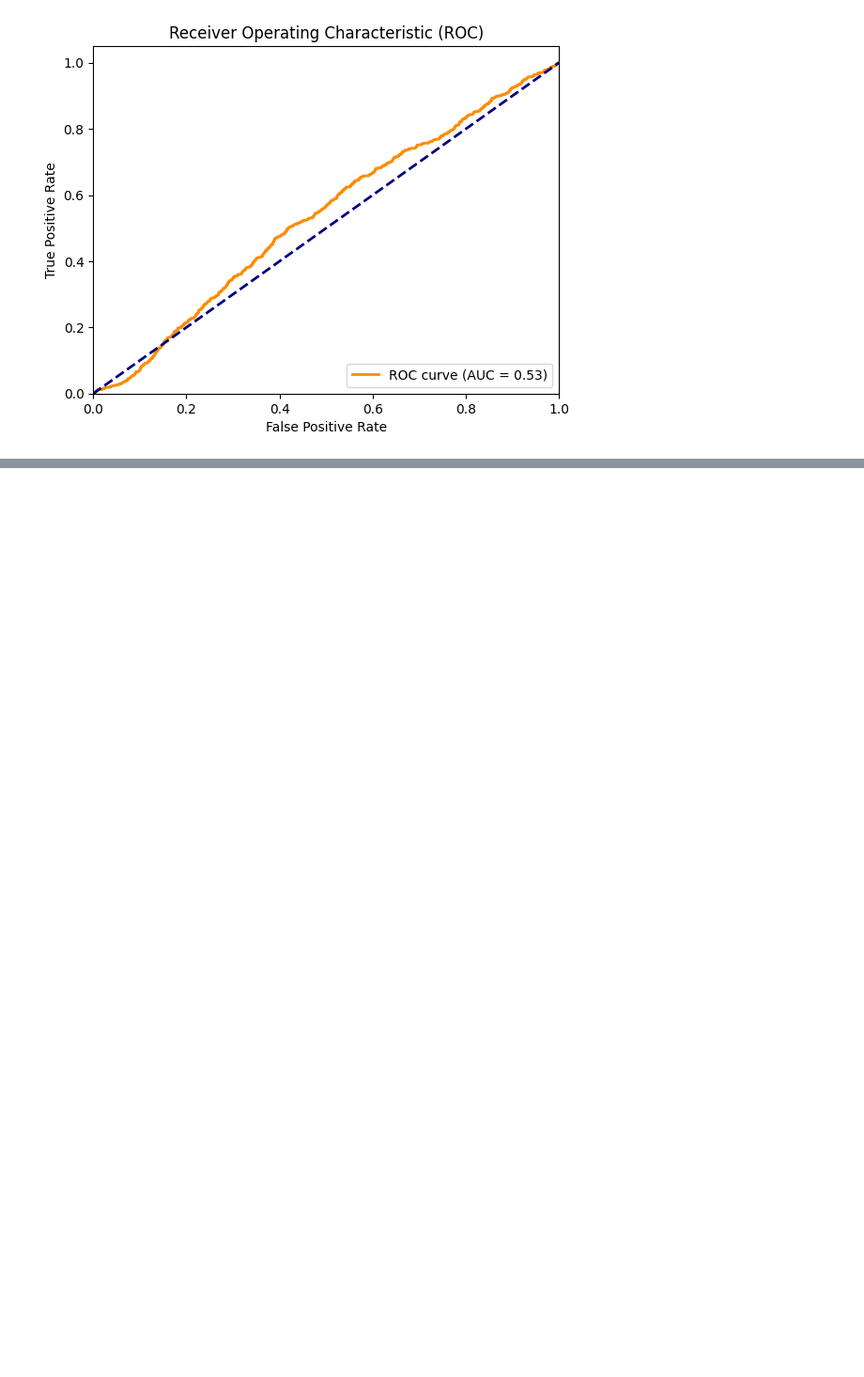
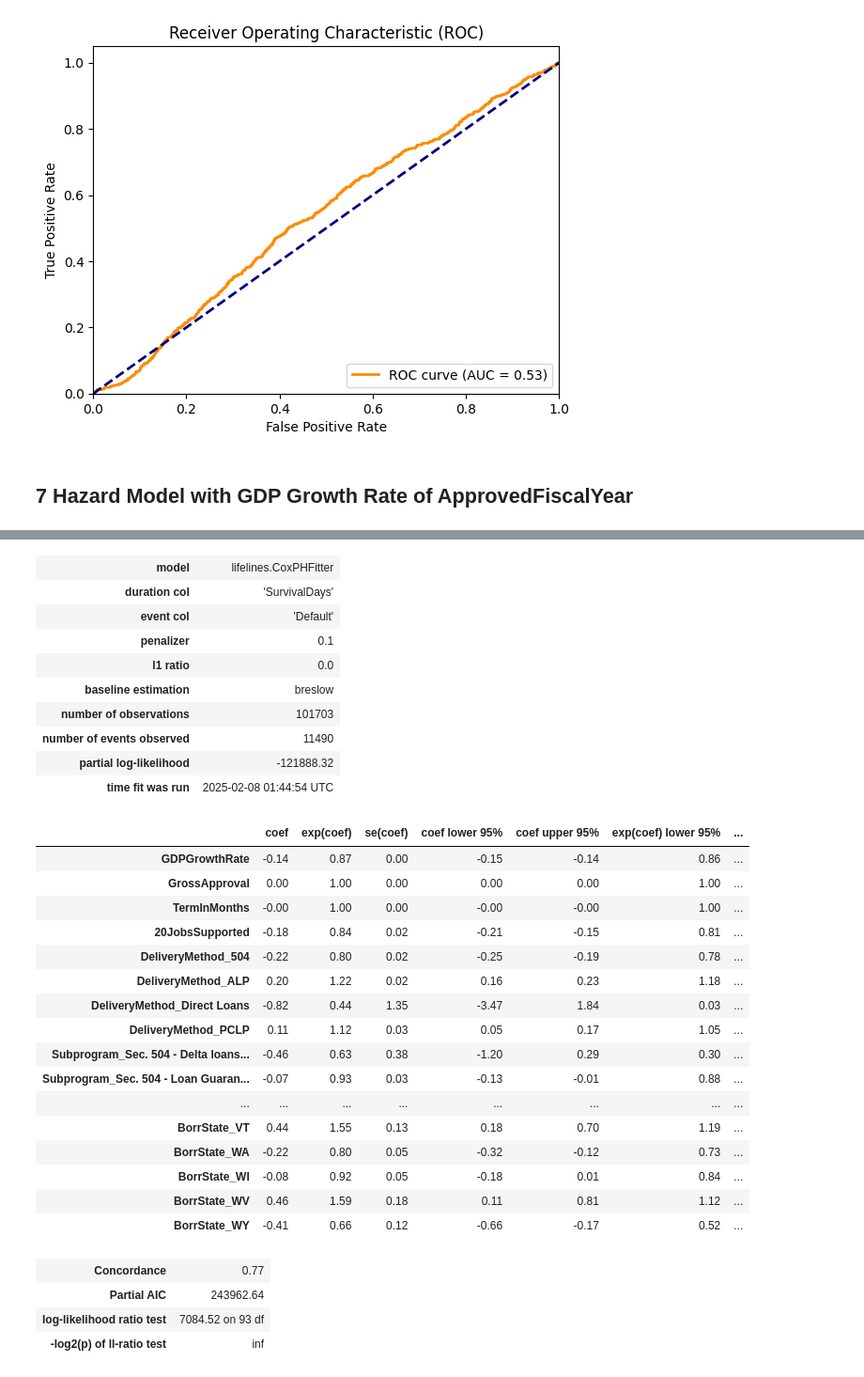
Before and after one commit to DavidCastroPena/credit-models, a Jupyter notebook: FinalProject.ipynb, the cells around one changed output, grey strips where cells are left out. Shown: that part at 94% size. Drawn from its saved outputs; the diff is of its cells as text; code cells hidden in the pictures; blank space fills up the shorter version.

```diff
--- a/FinalProject.ipynb
+++ b/FinalProject.ipynb
@@ -434,3 +434,8 @@ plt.legend(loc="lower right")
 plt.show()
 # %% [output]
 [figure]
+# %% [markdown]
+## 7  Hazard Model with GDP Growth Rate of ApprovedFiscalYear
+# %%
+gdp = pd.read_csv("US_GDP_Growth_Rate_1980_2023.csv")
+gdp.loc[len(gdp)] = [2024, 0]  # 2024 GDP growth rate not available yet, use 0
@@ -436,0 +445,16 @@ plt.show()
+# %%
+df_train_gdp["20JobsSupported"] = df_train_gdp["JobsSupported"] >= 20
+
+use_cols = ["GDPGrowthRate", "GrossApproval", "DeliveryMethod", "Subprogram", "TermInMonths", "NaicsCodeBigCategory", "BusinessType", "20JobsSupported","BorrState","Default","SurvivalDays"]
+cat_cols = ["DeliveryMethod", "Subprogram", "NaicsCodeBigCategory", "BusinessType","BorrState"]
+
+df_raw = df_train_gdp[use_cols]
+for cat in cat_cols:
+    dummies = pd.get_dummies(df_train_gdp[cat], prefix = cat)
+    df_raw = pd.concat([df_raw, dummies], axis = 1)
+    df_raw = df_raw.drop(cat, axis = 1)
+# %%
+cph = CoxPHFitter(penalizer=0.1)
+cph.fit(df_raw, duration_col = 'SurvivalDays', event_col = 'Default')
+cph.print_summary()
+# %% [output]
@@ -436,0 +462,31 @@ plt.show()
+| model | lifelines.CoxPHFitter |
+| duration col | 'SurvivalDays' |
+| event col | 'Default' |
+| penalizer | 0.1 |
+| l1 ratio | 0.0 |
+| baseline estimation | breslow |
+| number of observations | 101703 |
+| number of events observed | 11490 |
+| partial log-likelihood | -121888.32 |
+| time fit was run | 2025-02-08 01:44:54 UTC |
+|  | coef | exp(coef) | se(coef) | coef lower 95% | coef upper 95% | exp(coef) lower 95% | ... |
+| GDPGrowthRate | -0.14 | 0.87 | 0.00 | -0.15 | -0.14 | 0.86 | ... |
+| GrossApproval | 0.00 | 1.00 | 0.00 | 0.00 | 0.00 | 1.00 | ... |
+| TermInMonths | -0.00 | 1.00 | 0.00 | -0.00 | -0.00 | 1.00 | ... |
+| 20JobsSupported | -0.18 | 0.84 | 0.02 | -0.21 | -0.15 | 0.81 | ... |
+| DeliveryMethod_504 | -0.22 | 0.80 | 0.02 | -0.25 | -0.19 | 0.78 | ... |
+| DeliveryMethod_ALP | 0.20 | 1.22 | 0.02 | 0.16 | 0.23 | 1.18 | ... |
+| DeliveryMethod_Direct Loans | -0.82 | 0.44 | 1.35 | -3.47 | 1.84 | 0.03 | ... |
+| DeliveryMethod_PCLP | 0.11 | 1.12 | 0.03 | 0.05 | 0.17 | 1.05 | ... |
+| Subprogram_Sec. 504 - Delta loans... | -0.46 | 0.63 | 0.38 | -1.20 | 0.29 | 0.30 | ... |
+| Subprogram_Sec. 504 - Loan Guaran... | -0.07 | 0.93 | 0.03 | -0.13 | -0.01 | 0.88 | ... |
+| ... | ... | ... | ... | ... | ... | ... | ... |
+| BorrState_VT | 0.44 | 1.55 | 0.13 | 0.18 | 0.70 | 1.19 | ... |
+| BorrState_WA | -0.22 | 0.80 | 0.05 | -0.32 | -0.12 | 0.73 | ... |
+| BorrState_WI | -0.08 | 0.92 | 0.05 | -0.18 | 0.01 | 0.84 | ... |
+| BorrState_WV | 0.46 | 1.59 | 0.18 | 0.11 | 0.81 | 1.12 | ... |
+| BorrState_WY | -0.41 | 0.66 | 0.12 | -0.66 | -0.17 | 0.52 | ... |
+| Concordance | 0.77 |
+| Partial AIC | 243962.64 |
+| log-likelihood ratio test | 7084.52 on 93 df |
+| -log2(p) of ll-ratio test | inf |
```
Also changed, not shown: parts of 5 cells of this notebook, 1 other file.
